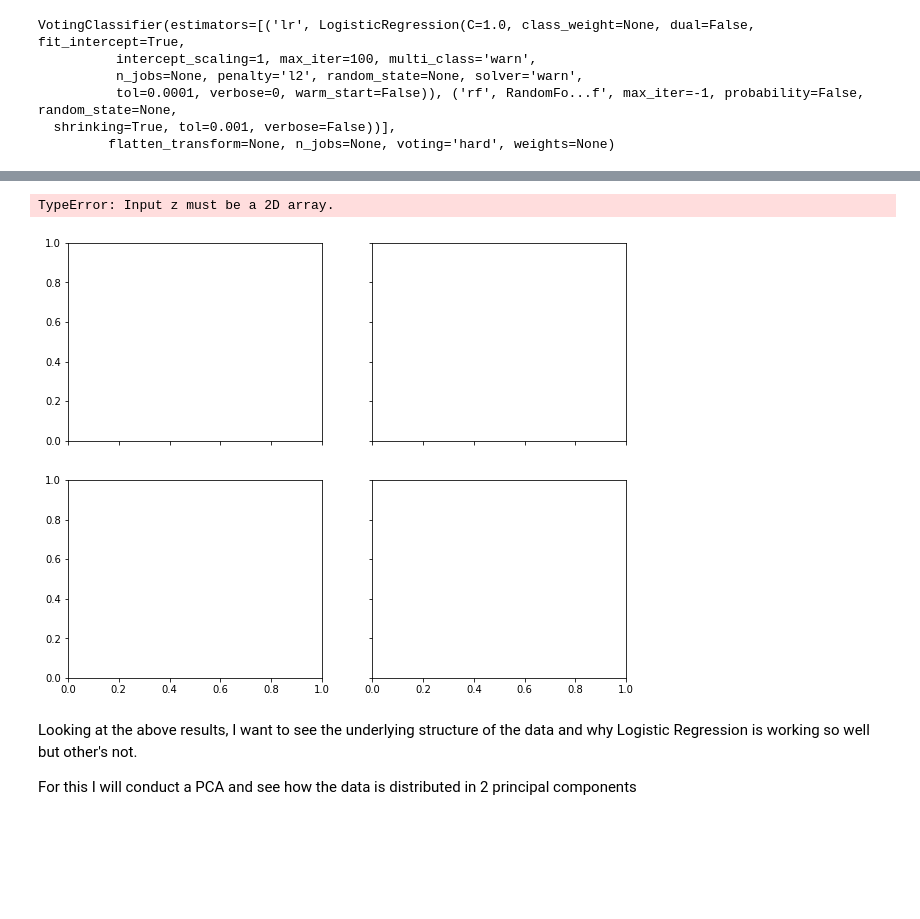
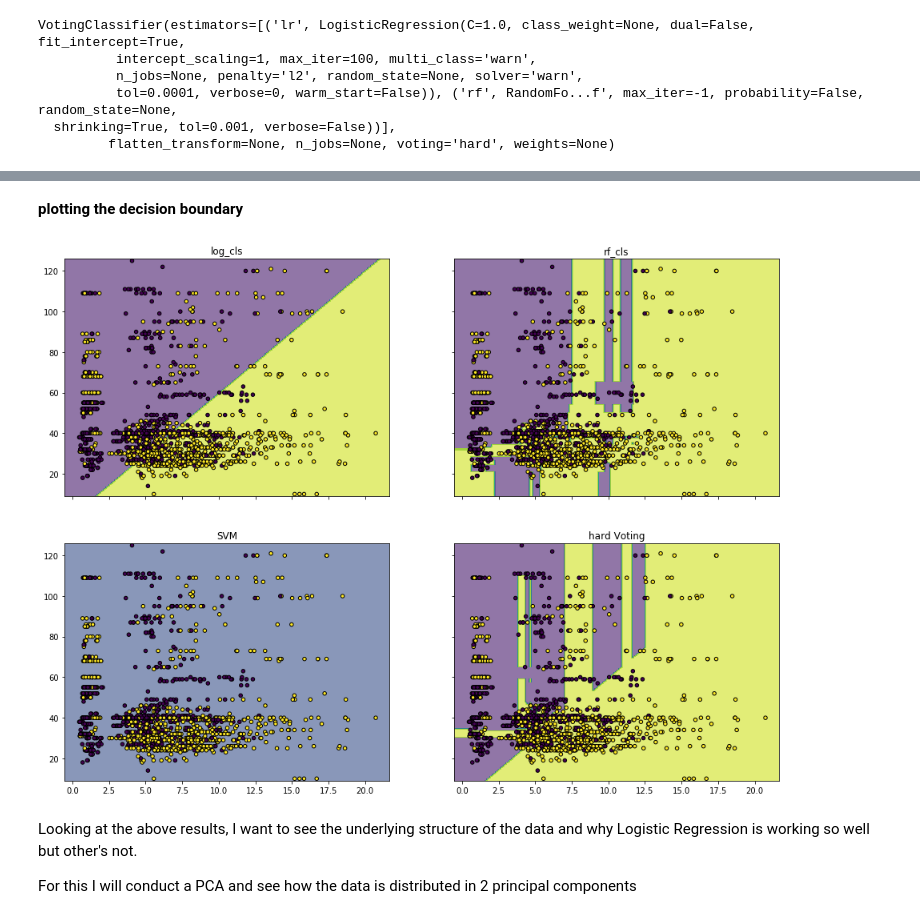
Before and after one commit to Manish-rai21bit/ml_hands_on_repo, a Jupyter notebook: 24JunEnsembleLearning_ch7.ipynb, the cells around one changed output, grey strips where cells are left out. Cells and saved outputs as stored; diff of their text form; code cells hidden in the pictures; blank space fills up the shorter version.

Commit message:
Plot for decision boundary

```diff
--- a/24JunEnsembleLearning_ch7.ipynb
+++ b/24JunEnsembleLearning_ch7.ipynb
@@ -80,41 +80,41 @@ VotingClassifier 0.746031746031746
+# %% [markdown]
+**plotting the decision boundary**
 # %%
 from itertools import product
 
 # Loading some example data
 X = X_train
 y = y_train
 
 
 log_cls.fit(X, y)
 rf_cls.fit(X, y)
 svm_cls.fit(X, y)
 voting_cls.fit(X, y)
 
 # Plotting decision regions
 x_min, x_max = min(X['demand_supply_ratio']) - 1, max(X['demand_supply_ratio']) + 1
 y_min, y_max = min(X['price']) - 1, max(X['price']) + 1
 xx, yy = np.meshgrid(np.arange(x_min, x_max, 0.1),
                      np.arange(y_min, y_max, 0.1))
 
-f, axarr = plt.subplots(2, 2, sharex='col', sharey='row', figsize=(10, 8))
+f, axarr = plt.subplots(2, 2, sharex='col', sharey='row', figsize=(16, 12))
 
 for idx, clf, tt in zip(product([0, 1], [0, 1]),
                         [log_cls, rf_cls, svm_cls, voting_cls],
-                        ['Decision Tree (depth=4)', 'KNN (k=7)',
-                         'Kernel SVM', 'Soft Voting']):
+                        ['log_cls', 'rf_cls', 'SVM', 'hard Voting']):
 
-    Z = clf.predict(np.c_[xx.ravel(), yy.ravel()])
+    Z = clf.predict(np.c_[np.ones(260910), xx.ravel(), yy.ravel(), np.ones(260910), np.ones(260910)])
     Z = Z.reshape(xx.shape)
 
-    axarr[idx[0], idx[1]].contourf(xx, yy, Z, alpha=0.4)
-    axarr[idx[0], idx[1]].scatter(X[:, 0], X[:, 1], c=y,
+    axarr[idx[0], idx[1]].contourf(xx, yy, Z, alpha=0.6)
+    axarr[idx[0], idx[1]].scatter(X['demand_supply_ratio'], X['price'], c=y,
                                   s=20, edgecolor='k')
     axarr[idx[0], idx[1]].set_title(tt)
 
 plt.show()
 # %% [output]
-TypeError: Input z must be a 2D array.
-[figure, old version]
+[figure, new version]
 # %% [markdown]
 Looking at the above results, I want to see the underlying structure of the data and why Logistic Regression is working so well but other's not.
 
```
Also changed, not shown: parts of 1 cell of this notebook.
